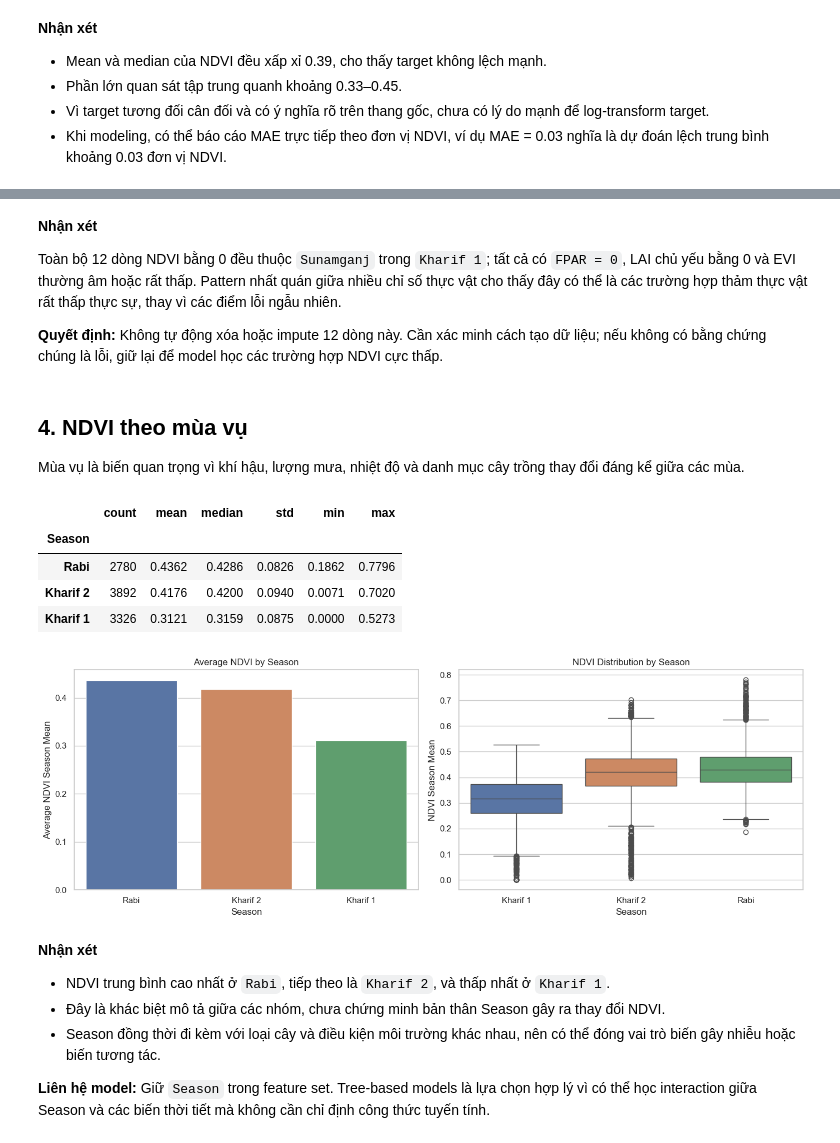
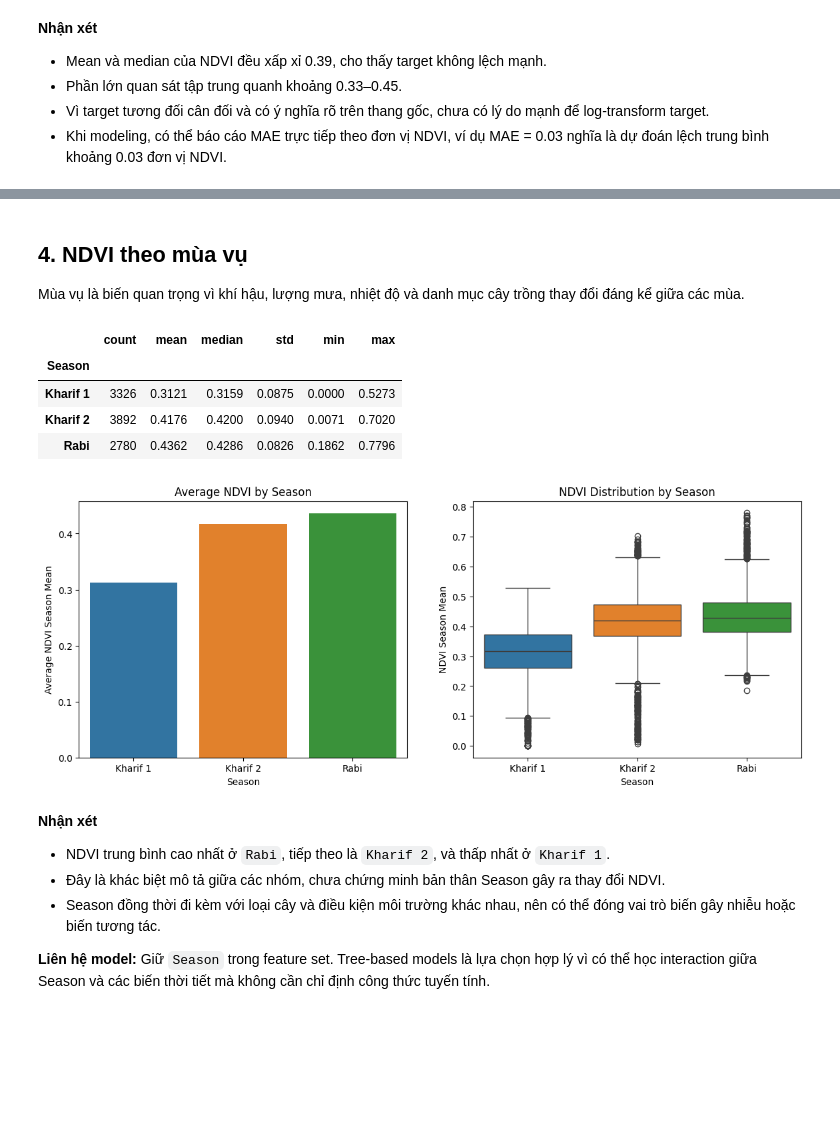
Before and after one commit to AKANEMO22/ADY201m---SU26, a Jupyter notebook: 3. EDA/EDA_Improved_Revised.ipynb, the cells around one changed output, grey strips where cells are left out. Cells and saved outputs as stored; diff of their text form; code cells hidden in the pictures; blank space fills up the shorter version.

```diff
--- a/3. EDA/EDA_Improved_Revised.ipynb
+++ b/3. EDA/EDA_Improved_Revised.ipynb
@@ -5,12 +5,6 @@ import matplotlib.pyplot as plt
 import seaborn as sns
 import plotly.express as px
 
-sns.set_theme(style="whitegrid")
-pd.set_option("display.max_columns", None)
-pd.set_option("display.float_format", lambda x: f"{x:,.4f}")
 
-
+df = pd.read_csv('Agri_Data_Cleaned.csv')
 target = "NDVI_Season_Mean"
-df = pd.read_csv('Agri_Data_Cleaned.csv')
-
-df.head()
@@ -356,19 +76,9 @@ Number of rows with NDVI = 0: 12
-# %% [markdown]
-**Nhận xét**
-
-Toàn bộ 12 dòng NDVI bằng 0 đều thuộc `Sunamganj` trong `Kharif 1`; tất cả có `FPAR = 0`, LAI chủ yếu bằng 0 và EVI thường âm hoặc rất thấp. Pattern nhất quán giữa nhiều chỉ số thực vật cho thấy đây có thể là các trường hợp thảm thực vật rất thấp thực sự, thay vì các điểm lỗi ngẫu nhiên.
-
-**Quyết định:** Không tự động xóa hoặc impute 12 dòng này. Cần xác minh cách tạo dữ liệu; nếu không có bằng chứng chúng là lỗi, giữ lại để model học các trường hợp NDVI cực thấp.
 # %% [markdown]
 ## 4. NDVI theo mùa vụ
 
 Mùa vụ là biến quan trọng vì khí hậu, lượng mưa, nhiệt độ và danh mục cây trồng thay đổi đáng kể giữa các mùa.
 # %%
-season_summary = (
-    df_eda.groupby("Season")[target]
-    .agg(count="count", mean="mean", median="median", std="std", min="min", max="max")
-    .sort_values("mean", ascending=False)
-)
+season_summary = (df.groupby("Season")[target].agg(count="count", mean="mean", median="median", std="std", min="min", max="max"))
 display(season_summary)
 
 fig, axes = plt.subplots(1, 2, figsize=(14, 5))
@@ -376,38 +86,37 @@ fig, axes = plt.subplots(1, 2, figsize=(14, 5))
 sns.barplot(
     data=season_summary.reset_index(),
     x="Season",
     y="mean",
     hue="Season",
     dodge=False,
     legend=False,
     ax=axes[0]
 )
 axes[0].set_title("Average NDVI by Season")
 axes[0].set_xlabel("Season")
 axes[0].set_ylabel("Average NDVI Season Mean")
 
 sns.boxplot(
-    data=df_eda,
+    data=df,
     x="Season",
     y=target,
     hue="Season",
     dodge=False,
     legend=False,
     ax=axes[1]
 )
 axes[1].set_title("NDVI Distribution by Season")
 axes[1].set_xlabel("Season")
 axes[1].set_ylabel("NDVI Season Mean")
 
-plt.tight_layout()
 plt.show()
 # %% [output]
 |  | count | mean | median | std | min | max |
 | Season |  |  |  |  |  |  |
+| Kharif 1 | 3326 | 0.3121 | 0.3159 | 0.0875 | 0.0000 | 0.5273 |
+| Kharif 2 | 3892 | 0.4176 | 0.4200 | 0.0940 | 0.0071 | 0.7020 |
 | Rabi | 2780 | 0.4362 | 0.4286 | 0.0826 | 0.1862 | 0.7796 |
-| Kharif 2 | 3892 | 0.4176 | 0.4200 | 0.0940 | 0.0071 | 0.7020 |
-| Kharif 1 | 3326 | 0.3121 | 0.3159 | 0.0875 | 0.0000 | 0.5273 |
-[figure, old version]
+[figure, new version]
 # %% [markdown]
 **Nhận xét**
 
```
Also changed, not shown: parts of 14 cells of this notebook.
